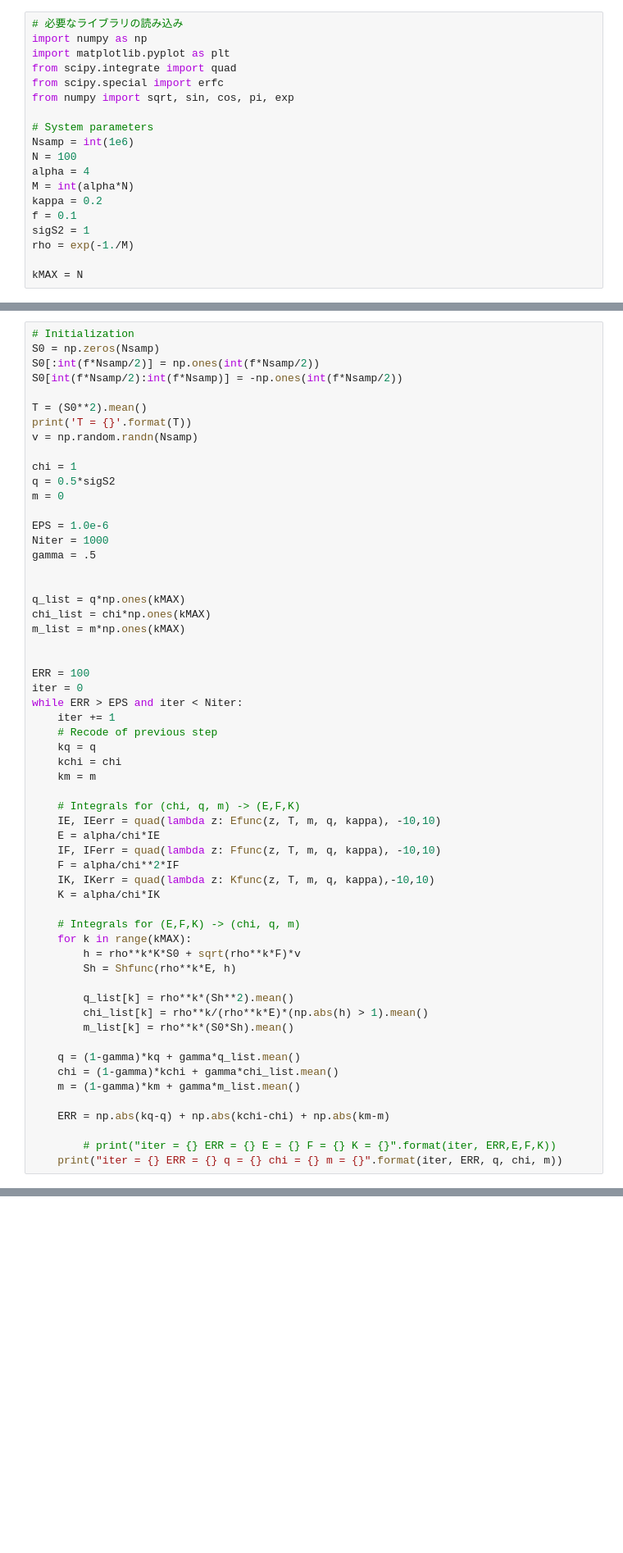
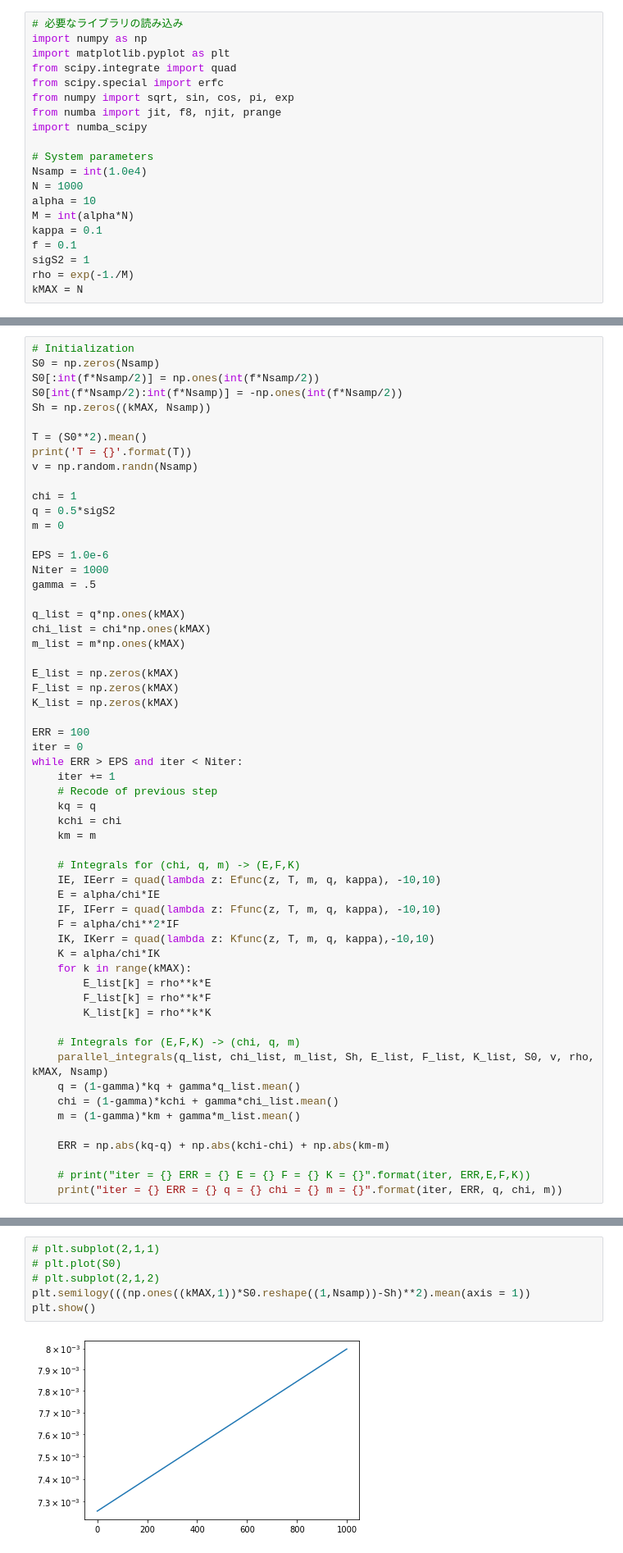
Before and after one commit to kabashiy/mysite, a Jupyter notebook: 1_bitCSreplica.ipynb, the cells around one changed output, grey strips where cells are left out. Shown: that part at 82% size. Saved outputs shown, nothing was run; the diff lists cells and outputs as text; blank space fills up the shorter version.

```diff
--- a/1_bitCSreplica.ipynb
+++ b/1_bitCSreplica.ipynb
@@ -20,17 +29,18 @@ import matplotlib.pyplot as plt
 from scipy.integrate import quad
 from scipy.special import erfc
 from numpy import sqrt, sin, cos, pi, exp
+from numba import jit, f8, njit, prange
+import numba_scipy
 
 # System parameters
-Nsamp = int(1e6)
-N = 100
-alpha = 4
+Nsamp = int(1.0e4)
+N = 1000
+alpha = 10
 M = int(alpha*N)
-kappa = 0.2
+kappa = 0.1
 f = 0.1
 sigS2 = 1
 rho = exp(-1./M)
-
 kMAX = N
 # %%
 # Definition of basic functions
@@ -67,6 +86,7 @@ def Shfunc(a, b):
 S0 = np.zeros(Nsamp)
 S0[:int(f*Nsamp/2)] = np.ones(int(f*Nsamp/2))
 S0[int(f*Nsamp/2):int(f*Nsamp)] = -np.ones(int(f*Nsamp/2))
+Sh = np.zeros((kMAX, Nsamp))
 
 T = (S0**2).mean()
 print('T = {}'.format(T))
@@ -80,11 +100,13 @@ EPS = 1.0e-6
 Niter = 1000
 gamma = .5
 
-
 q_list = q*np.ones(kMAX)
 chi_list = chi*np.ones(kMAX)
 m_list = m*np.ones(kMAX)
 
+E_list = np.zeros(kMAX)
+F_list = np.zeros(kMAX)
+K_list = np.zeros(kMAX)
 
 ERR = 100
 iter = 0
@@ -102,23 +124,20 @@ while ERR > EPS and iter < Niter:
     F = alpha/chi**2*IF
     IK, IKerr = quad(lambda z: Kfunc(z, T, m, q, kappa),-10,10)
     K = alpha/chi*IK
+    for k in range(kMAX):
+        E_list[k] = rho**k*E
+        F_list[k] = rho**k*F
+        K_list[k] = rho**k*K
 
     # Integrals for (E,F,K) -> (chi, q, m)
-    for k in range(kMAX):
-        h = rho**k*K*S0 + sqrt(rho**k*F)*v
-        Sh = Shfunc(rho**k*E, h)
-
-        q_list[k] = rho**k*(Sh**2).mean()
-        chi_list[k] = rho**k/(rho**k*E)*(np.abs(h) > 1).mean()
-        m_list[k] = rho**k*(S0*Sh).mean()
-
+    parallel_integrals(q_list, chi_list, m_list, Sh, E_list, F_list, K_list, S0, v, rho, kMAX, Nsamp)
     q = (1-gamma)*kq + gamma*q_list.mean()
     chi = (1-gamma)*kchi + gamma*chi_list.mean()
     m = (1-gamma)*km + gamma*m_list.mean()
 
     ERR = np.abs(kq-q) + np.abs(kchi-chi) + np.abs(km-m)
 
-        # print("iter = {} ERR = {} E = {} F = {} K = {}".format(iter, ERR,E,F,K))
+    # print("iter = {} ERR = {} E = {} F = {} K = {}".format(iter, ERR,E,F,K))
     print("iter = {} ERR = {} q = {} chi = {} m = {}".format(iter, ERR, q, chi, m))
 # %% [output]
 T = 0.1
@@ -152,0 +160,8 @@ plt.plot(z,Efunc(z,T,m,q,kappa), z, Ffunc(z,T,m,q,kappa), z, Kfunc(z,T,m,q,kappa
+# %%
+# plt.subplot(2,1,1)
+# plt.plot(S0)
+# plt.subplot(2,1,2)
+plt.semilogy(((np.ones((kMAX,1))*S0.reshape((1,Nsamp))-Sh)**2).mean(axis = 1))
+plt.show()
+# %% [output]
+[figure, added]
```
Also changed, not shown: parts of 6 cells of this notebook.
